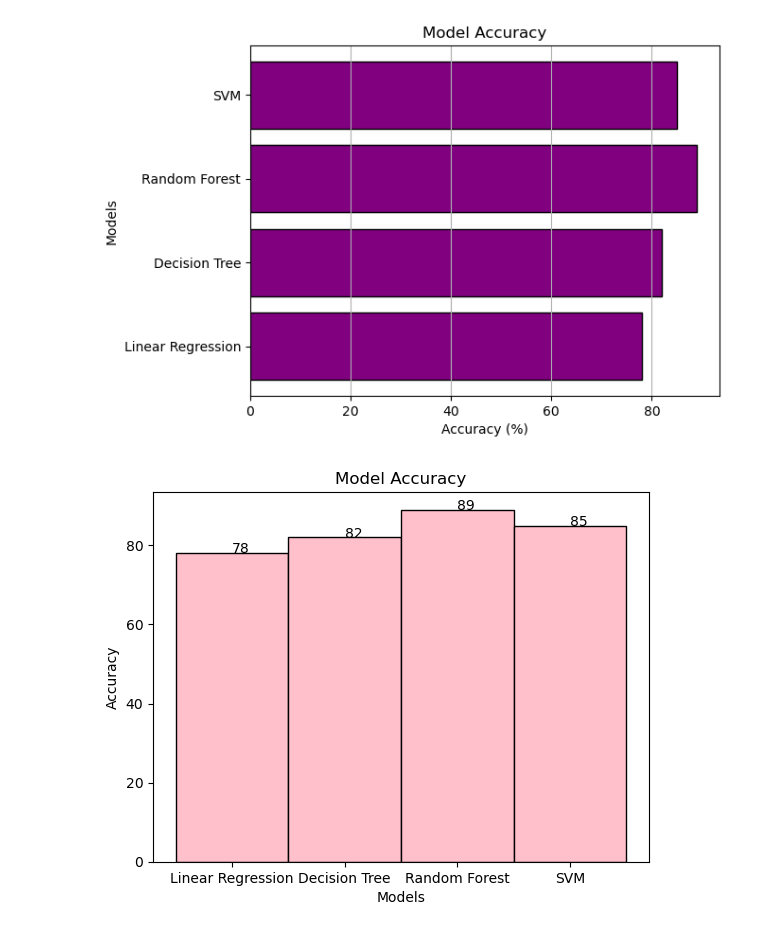
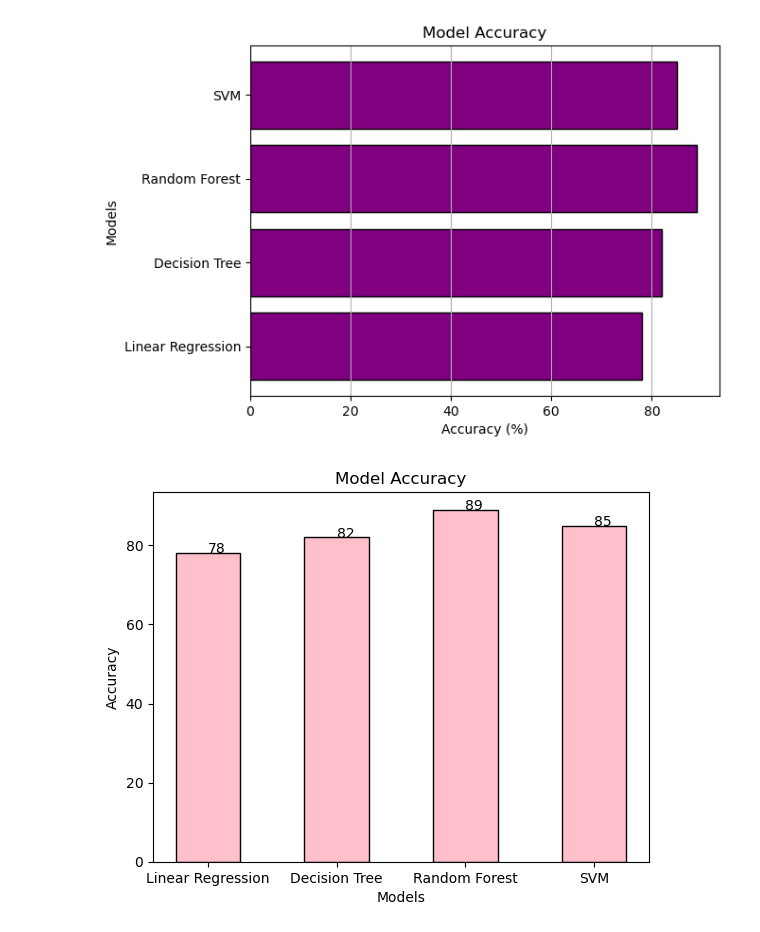
Before and after one commit to Rishabhp22/Python_Revision, a Jupyter notebook: Day21.ipynb, the cells around one changed output. Cells and saved outputs as stored; diff of their text form; code cells hidden in the pictures.

Commit message:
Completed Matplotlib Bar Charts basics

```diff
--- a/Day21.ipynb
+++ b/Day21.ipynb
@@ -274,13 +274,13 @@ plt.show()
 models = ['Linear Regression', 'Decision Tree', 'Random Forest', 'SVM']
 accuracy = [78, 82, 89, 85]
 # %%
-plt.bar(models,accuracy, color='pink',edgecolor='black',width=1)
+plt.bar(models,accuracy, color='pink',edgecolor='black',width=0.5)
 plt.title('Model Accuracy')
 plt.xlabel('Models')
 plt.ylabel('Accuracy')
 for i, value in enumerate(accuracy):
     plt.text(i,value,str(value))
 
 plt.show()
 # %% [output]
-[figure, old version]
+[figure, new version]
```
